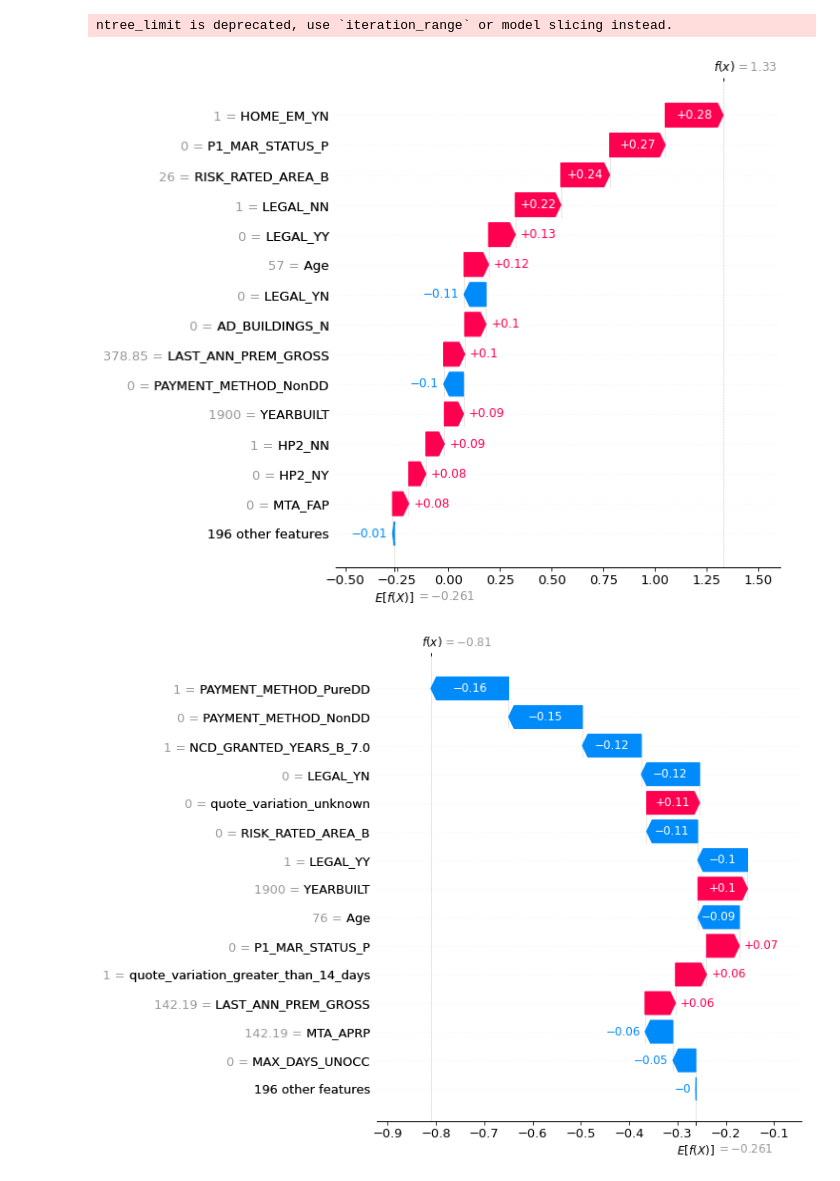
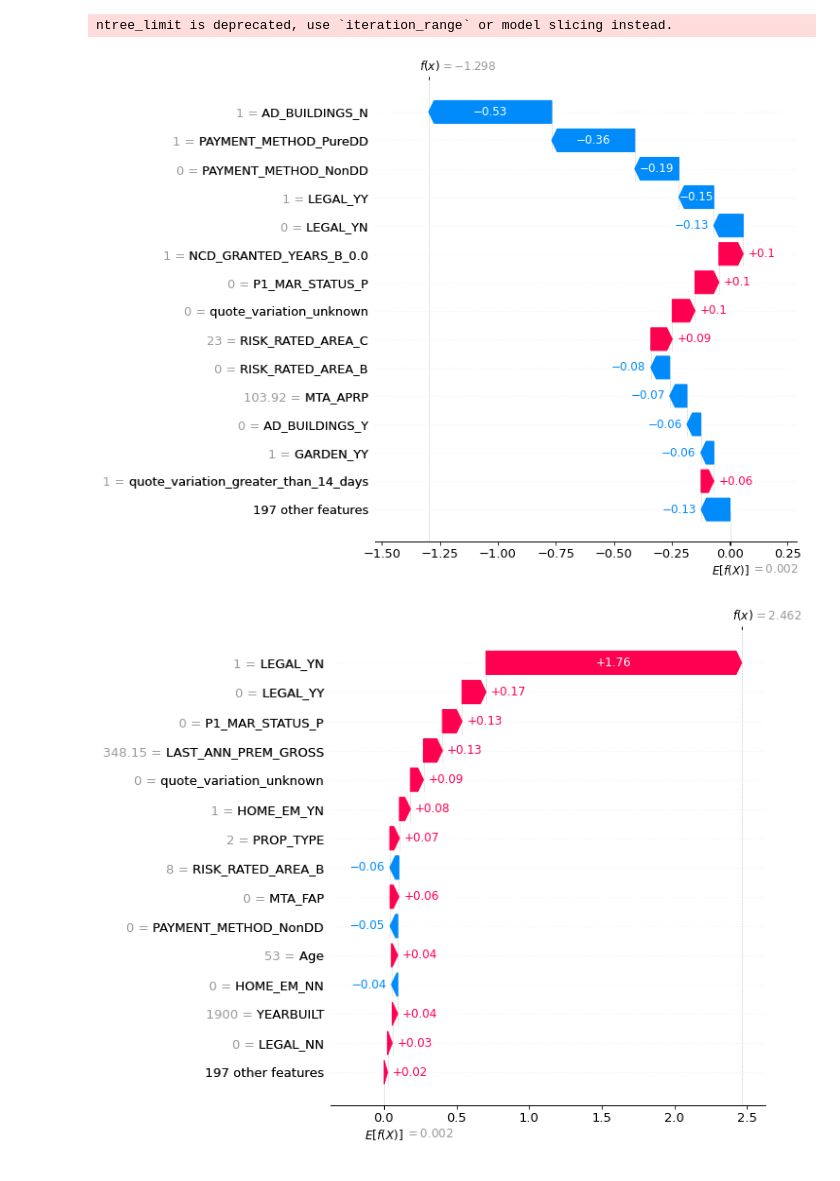
Before and after one commit to Brownsey/home_insurance, a Jupyter notebook: code.ipynb, the cells around one changed output. Drawn from its saved outputs; the diff is of its cells as text; code cells hidden in the pictures.

```diff
--- a/code.ipynb
+++ b/code.ipynb
@@ -213,7 +187,7 @@ def update_unoccupied_days(row):
     else:
         return "Y"
 
-data["MAX_DAYS_UNOCC"] = data["MAX_DAYS_UNOCC"].apply(update_sum_insured_contents)
+data["MAX_DAYS_UNOCC"] = data["MAX_DAYS_UNOCC"].apply(update_unoccupied_days)
 #Updating Paying Guests
 data["PAYING_GUESTS"] = np.where(data["PAYING_GUESTS"] == 0, "N", "Y")
 # %%
@@ -468 +484,26 @@ F1 Score is: 0.743
 [figure]
+# %%
+#This is the model that I am considering for the powerpoint, just included a couple of others in as reference and potential talking points
+X, X_validation, y, y_validation = split_data(model_df_dummy)
+
+xg_clf = xgb.XGBClassifier(
+ colsample_bytree = 0.8058016898686793,
+ gamma= 1.3625777342639867,
+ learning_rate= 0.10458356577582398,
+ max_delta_step= 2,
+ max_depth= 20,
+ min_child_weight= 64.30336808953497,
+ n_estimators= 26,
+ objective= 'binary:logistic',
+ scale_pos_weight= 2.5978,
+ subsample= 0.9616607533615821)
+
+# training the model
+xg_clf.fit(X, y)
+
+xg_predict = xg_clf.predict(X_validation)
+print_F1_score(y_validation, xg_predict)
+print_recall_score(y_validation, xg_predict)
+print_precision_score(y_validation, xg_predict)
+ConfusionMatrixDisplay.from_predictions(y_validation, xg_predict)
+plt.show()
@@ -494,17 +556,17 @@ top_features.head(20)["index"].tolist()
 # %%
 #Shap method
 explainer = shap.Explainer(xg_clf)
-shap_values = explainer(X, check_additivity=False)
+shap_values = explainer(model_df_dummy.drop(columns = "POL_STATUS"), check_additivity=False)
 # %% [output]
 ntree_limit is deprecated, use `iteration_range` or model slicing instead.
 # %%
-shap.plots.waterfall(shap_values[666], max_display=15)
+shap.plots.waterfall(shap_values[88888], max_display=15)
 # %% [output]
-[figure, old version]
+[figure, new version]
 # %%
-shap.plots.waterfall(shap_values[333], max_display=15)
+shap.plots.waterfall(shap_values[2222], max_display=15)
 # %% [output]
-[figure, old version]
+[figure, new version]
 # %%
 shap.plots.bar(shap_values, max_display = 20)
 # %% [output]
```
Also changed, not shown: parts of 12 cells of this notebook, 7 other files.
